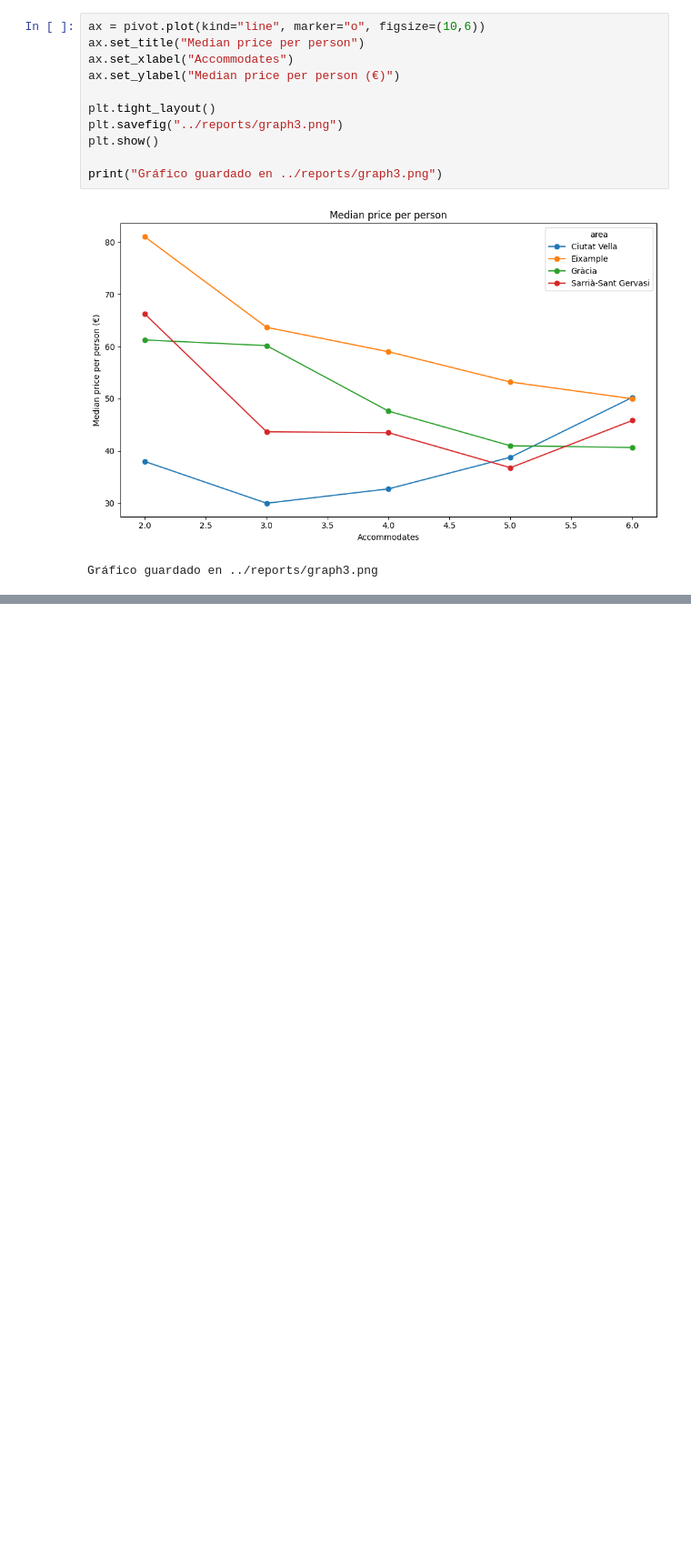
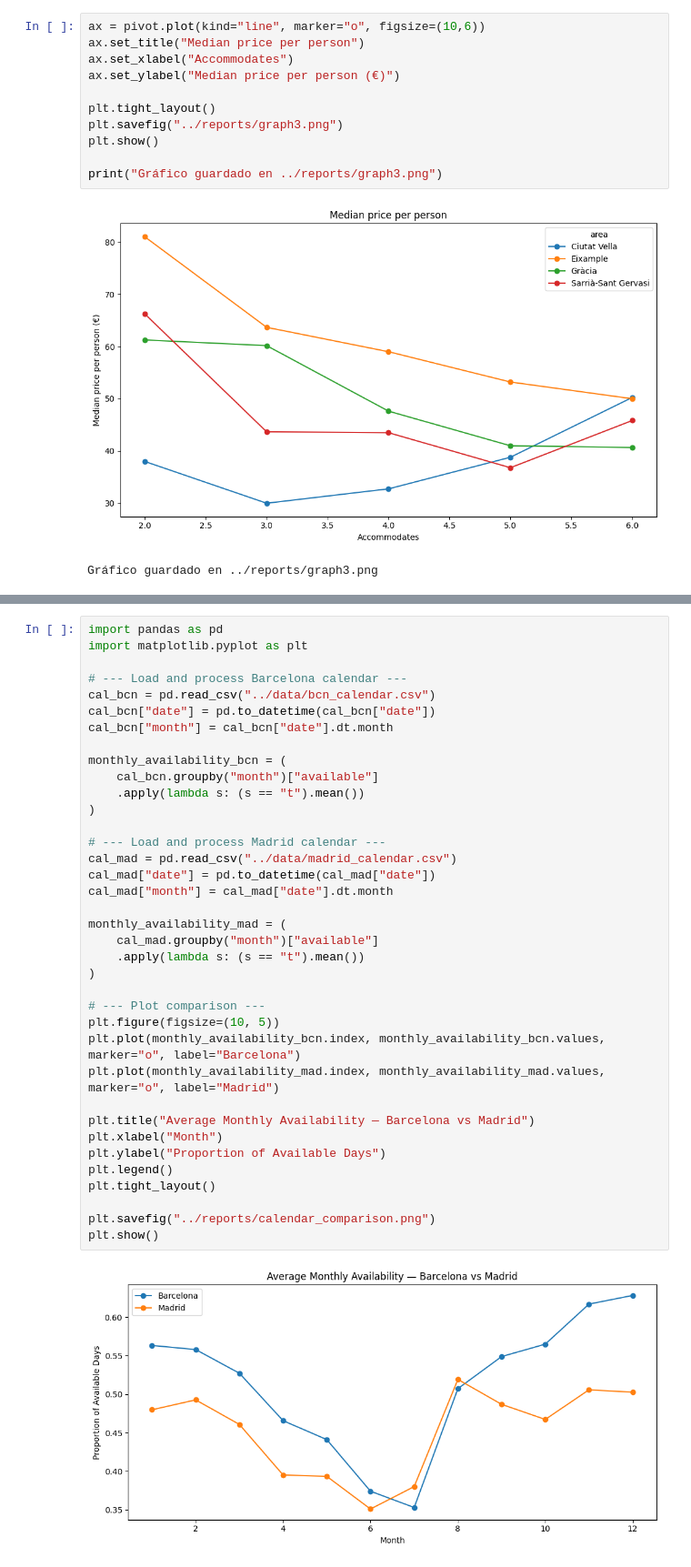
Before and after one commit to paucosta04-beep/banana, a Jupyter notebook: notebooks/part2.ipynb, the cells around one changed output, grey strips where cells are left out. Shown at 91% size. Drawn from its saved outputs; the diff is of its cells as text; blank space fills up the shorter version.

```diff
--- a/notebooks/part2.ipynb
+++ b/notebooks/part2.ipynb
@@ -109,0 +171,39 @@ Dataset limpio guardado en ../data/processed/clean_bcn_listings.csv
+# %%
+import pandas as pd
+import matplotlib.pyplot as plt
+
+# --- Load and process Barcelona calendar ---
+cal_bcn = pd.read_csv("../data/bcn_calendar.csv")
+cal_bcn["date"] = pd.to_datetime(cal_bcn["date"])
+cal_bcn["month"] = cal_bcn["date"].dt.month
+
+monthly_availability_bcn = (
+    cal_bcn.groupby("month")["available"]
+    .apply(lambda s: (s == "t").mean())
+)
+
+# --- Load and process Madrid calendar ---
+cal_mad = pd.read_csv("../data/madrid_calendar.csv")
+cal_mad["date"] = pd.to_datetime(cal_mad["date"])
+cal_mad["month"] = cal_mad["date"].dt.month
+
+monthly_availability_mad = (
+    cal_mad.groupby("month")["available"]
+    .apply(lambda s: (s == "t").mean())
+)
+
+# --- Plot comparison ---
+plt.figure(figsize=(10, 5))
+plt.plot(monthly_availability_bcn.index, monthly_availability_bcn.values, marker="o", label="Barcelona")
+plt.plot(monthly_availability_mad.index, monthly_availability_mad.values, marker="o", label="Madrid")
+
+plt.title("Average Monthly Availability — Barcelona vs Madrid")
+plt.xlabel("Month")
+plt.ylabel("Proportion of Available Days")
+plt.legend()
+plt.tight_layout()
+
+plt.savefig("../reports/calendar_comparison.png")
+plt.show()
+# %% [output]
+[figure, added]
```
Also changed, not shown: parts of 13 cells of this notebook, 3 other files.
